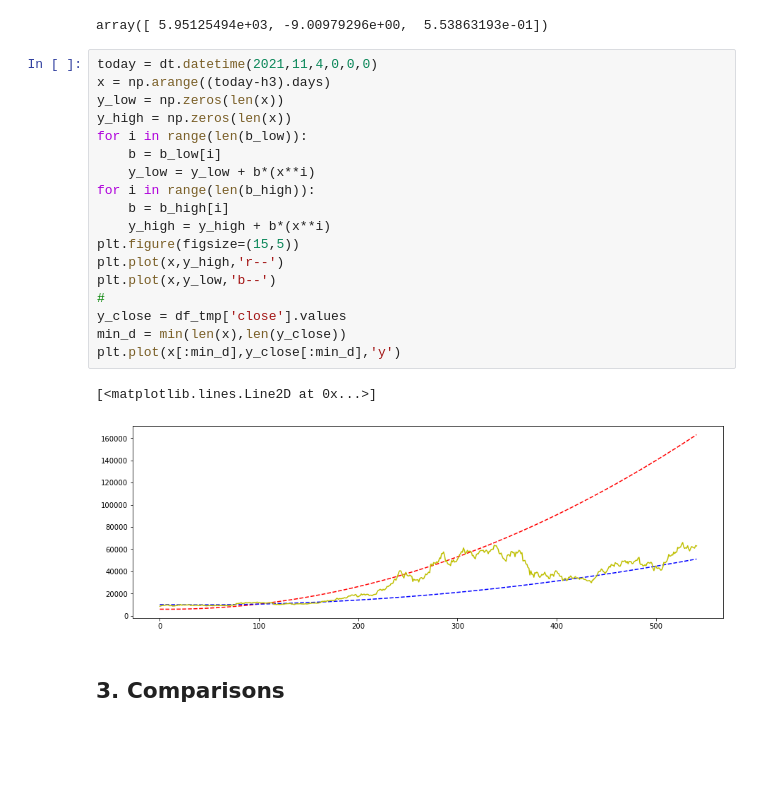
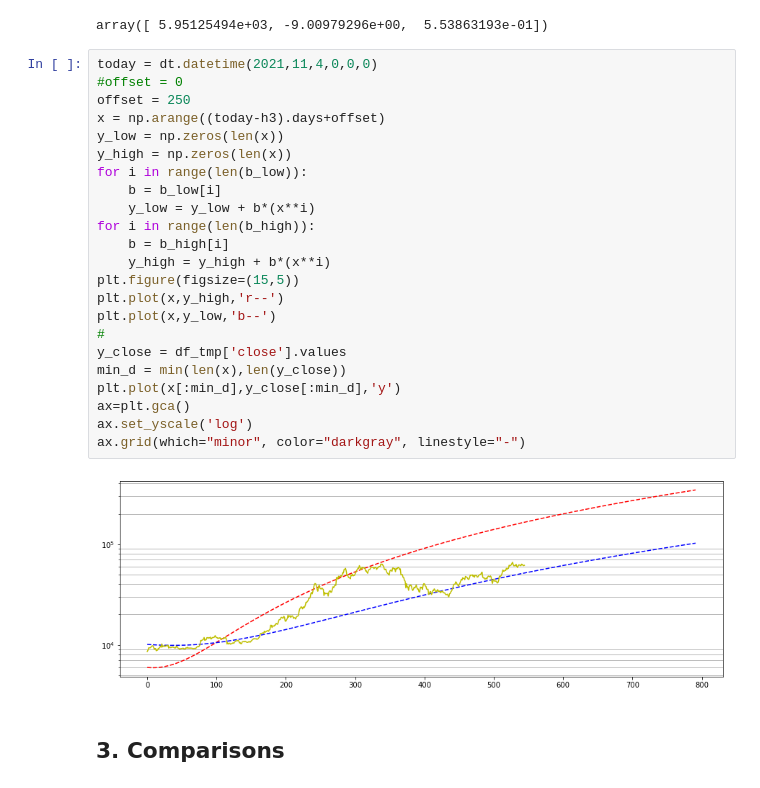
Before and after one commit to mxagar/crypto_analysis, a Jupyter notebook: 01_BitcoinAnalysis.ipynb, the cells around one changed output. Cells and saved outputs as stored; diff of their text form; blank space fills up the shorter version.

```diff
--- a/01_BitcoinAnalysis.ipynb
+++ b/01_BitcoinAnalysis.ipynb
@@ -382,25 +393,29 @@ b_high
 array([ 5.95125494e+03, -9.00979296e+00,  5.53863193e-01])
 # %%
 today = dt.datetime(2021,11,4,0,0,0)
-x = np.arange((today-h3).days)
+#offset = 0
+offset = 250
+x = np.arange((today-h3).days+offset)
 y_low = np.zeros(len(x))
 y_high = np.zeros(len(x))
 for i in range(len(b_low)):
     b = b_low[i]
     y_low = y_low + b*(x**i)
 for i in range(len(b_high)):
     b = b_high[i]
     y_high = y_high + b*(x**i)
 plt.figure(figsize=(15,5))
 plt.plot(x,y_high,'r--')
 plt.plot(x,y_low,'b--')
 #
 y_close = df_tmp['close'].values
 min_d = min(len(x),len(y_close))
 plt.plot(x[:min_d],y_close[:min_d],'y')
+ax=plt.gca()
+ax.set_yscale('log')
+ax.grid(which="minor", color="darkgray", linestyle="-")
 # %% [output]
-[<matplotlib.lines.Line2D at 0x...>]
-[figure, old version]
+[figure, new version]
 # %% [markdown]
 ## 3. Comparisons
 # %%
```
Also changed, not shown: parts of 9 cells of this notebook, 1 other file.
